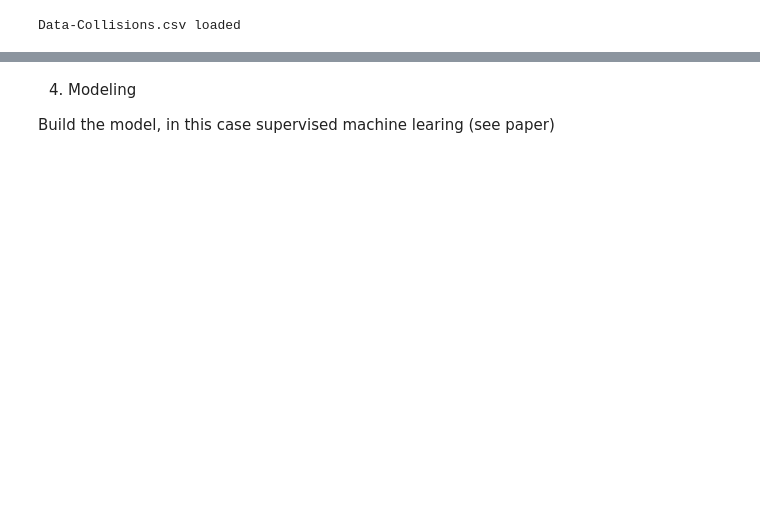
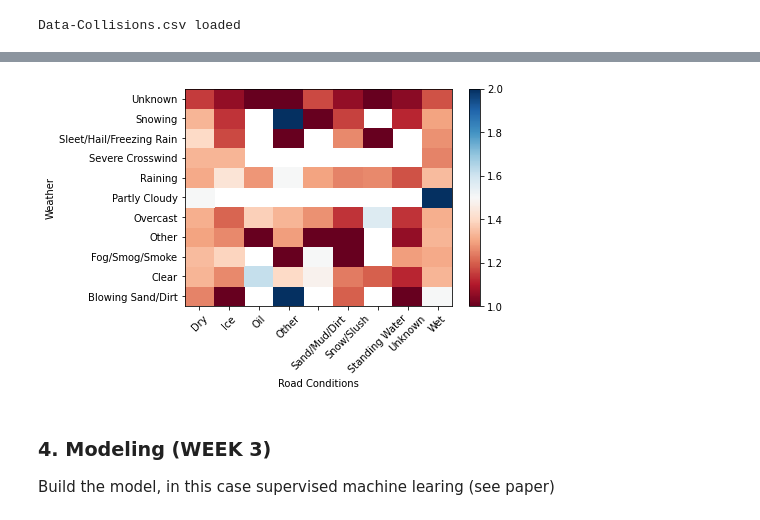
Before and after one commit to BFischer-GH/Coursera_Capstone, a Jupyter notebook: Coursera_Capstone.ipynb, the cells around one changed output, grey strips where cells are left out. Cells and saved outputs as stored; diff of their text form; code cells hidden in the pictures; blank space fills up the shorter version.

Commit message:
Finalization of Week 2

```diff
--- a/Coursera_Capstone.ipynb
+++ b/Coursera_Capstone.ipynb
@@ -59,0 +119,12 @@ print('Happy df is happy!')
+# %%
+# All required script for prep work of 3. Data Prep
+df_raw.drop(['OBJECTID','INCKEY'
+             ,'COLDETKEY', 'REPORTNO'
+             , 'INTKEY','SDOT_COLCODE'
+             , 'SDOTCOLNUM' , 'SEGLANEKEY'
+             ,'CROSSWALKKEY', 'STATUS'
+             , 'ADDRTYPE', 'EXCEPTRSNCODE'
+             , 'EXCEPTRSNDESC', 'SEVERITYCODE.1', 'SEVERITYDESC']
+            ,axis=1, inplace=True)
+
+print('Non-relevant attributs removed!')
@@ -59,0 +135,6 @@ print('Happy df is happy!')
+# %%
+df_clean = df_raw.dropna(subset=['X', 'Y', 'LOCATION'
+                     ,'INCDATE' ,'INCDTTM'])
+
+print('A total of', (df_raw.shape[0]-df_clean.shape[0]), 'incomplete accidents removed!')
+print('A total of', (df_clean.shape[0]), 'accidents remain!')
@@ -60,5 +204,36 @@ print('Happy df is happy!')
+# %%
+df_gptest = df_clean[['WEATHER','ROADCOND','SEVERITYCODE']]
+grouped_test1 = df_gptest.groupby(['WEATHER','ROADCOND'],as_index=False).mean().round(2)
+grouped_pivot = grouped_test1.pivot(index='WEATHER',columns='ROADCOND')
+
+fig, ax = plt.subplots()
+im = ax.pcolor(grouped_pivot, cmap='RdBu')
+
+#label names
+row_labels = grouped_pivot.columns.levels[1]
+col_labels = grouped_pivot.index
+yaxis_label = 'Weather'
+xaxis_label = 'Road Conditions'
+
+#move ticks and labels to the center
+ax.set_xticks(np.arange(grouped_pivot.shape[1]) + 0.5, minor=False)
+ax.set_yticks(np.arange(grouped_pivot.shape[0]) + 0.5, minor=False)
+
+#insert labels
+ax.set_xticklabels(row_labels, minor=False)
+ax.set_yticklabels(col_labels, minor=False)
+ax.set_xlabel(xaxis_label)
+ax.set_ylabel(yaxis_label)
+
+#rotate label 45 if too long
+plt.xticks(rotation=45)
+
+fig.colorbar(im)
+plt.show()
+# %% [output]
+[figure, added]
 # %% [markdown]
-4. Modeling
+### 4. Modeling (WEEK 3)
 
 Build the model, in this case supervised machine learing (see paper)
 # %%
```
Also changed, not shown: parts of 25 cells of this notebook.
